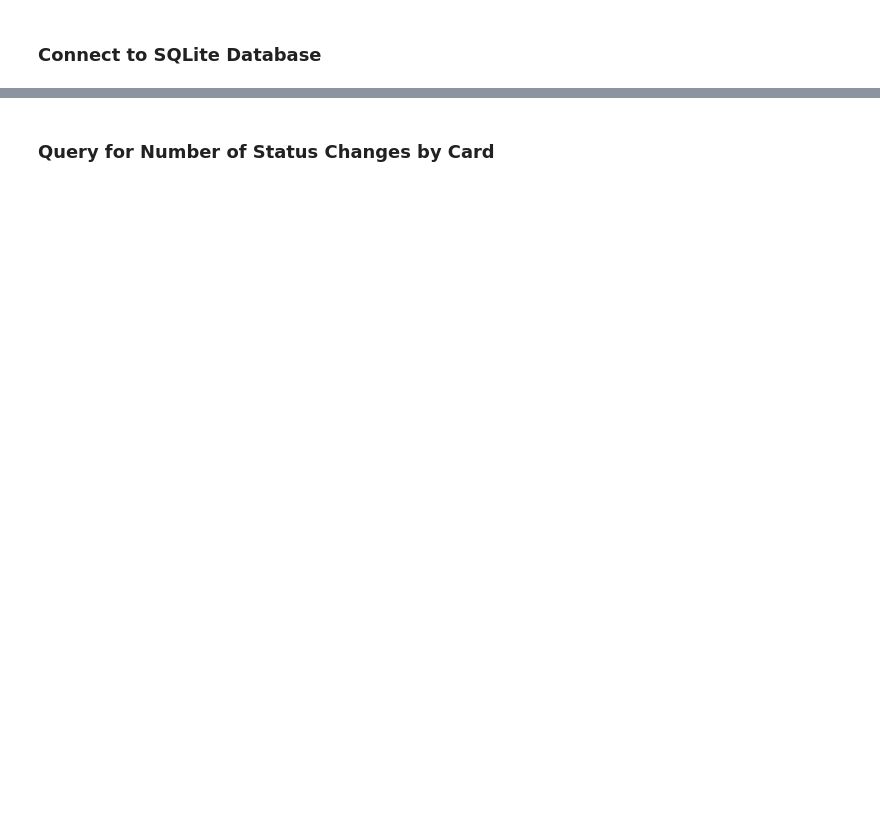
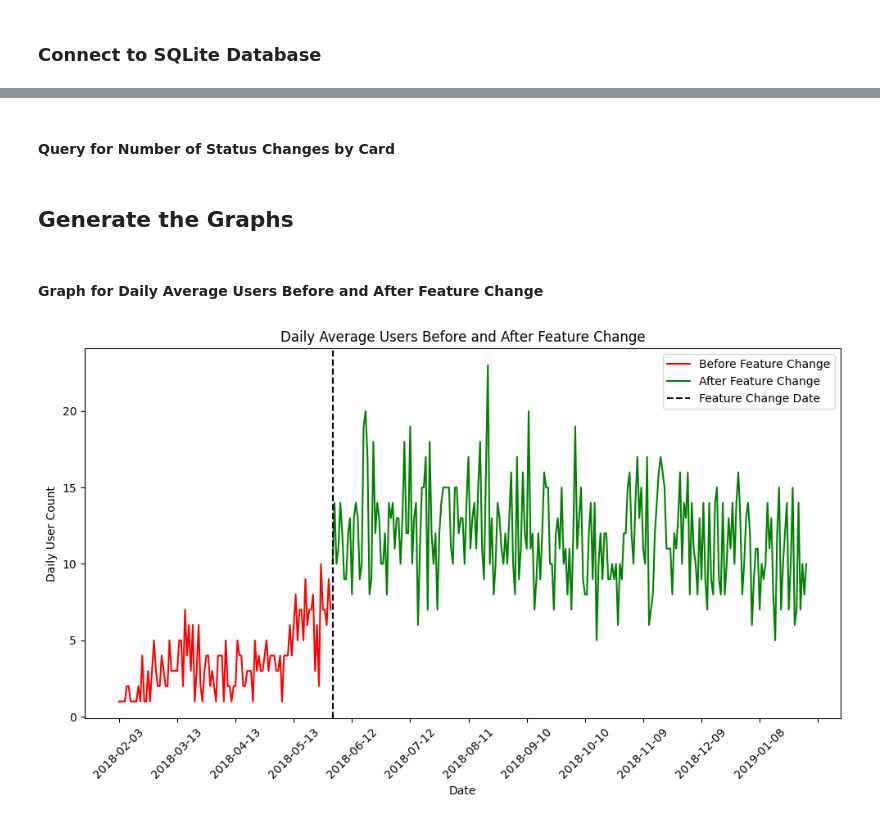
Before and after one commit to alfieatkinson/shiptivitas-3, a Jupyter notebook: graphs.ipynb, the cells around one changed output, grey strips where cells are left out. Cells and saved outputs as stored; diff of their text form; code cells hidden in the pictures; blank space fills up the shorter version.

Commit message:
Graph effects of feature change

```diff
--- a/graphs.ipynb
+++ b/graphs.ipynb
@@ -34,7 +37,7 @@ ORDER BY date;
 """
 df_after = pd.read_sql_query(query_after, connection)
 # %% [markdown]
-### Query for Number of Status Changes by Card
+#### Query for Number of Status Changes by Card
 # %%
 query_change = f"""
 SELECT
@@ -45,3 +48,31 @@ GROUP BY cardID
 ORDER BY status_change_count DESC;
 """
 df_change = pd.read_sql_query(query_change, connection)
+# %% [markdown]
+## Generate the Graphs
+# %% [markdown]
+#### Graph for Daily Average Users Before and After Feature Change
+# %%
+feature_change_date = pd.to_datetime(feature_change_timestamp, unit='s').strftime('%Y-%m-%d')
+
+plt.figure(figsize=(10, 6))
+
+plt.plot(df_before['date'], df_before['daily_user_count'], label='Before Feature Change', color='red')
+plt.plot(df_after['date'], df_after['daily_user_count'], label='After Feature Change', color='green')
+
+plt.axvline(x=feature_change_date, color='black', linestyle='--', label='Feature Change Date')
+
+plt.title('Daily Average Users Before and After Feature Change')
+plt.xlabel('Date')
+plt.ylabel('Daily User Count')
+
+plt.xticks(rotation=45)
+plt.gca().xaxis.set_major_locator(MaxNLocator(integer=True, prune='both'))
+
+plt.gca().xaxis.set_major_locator(MaxNLocator(nbins=13))
+
+plt.legend()
+plt.tight_layout()
+plt.show()
+# %% [output]
+[figure, added]
```
Also changed, not shown: parts of 4 cells of this notebook.
